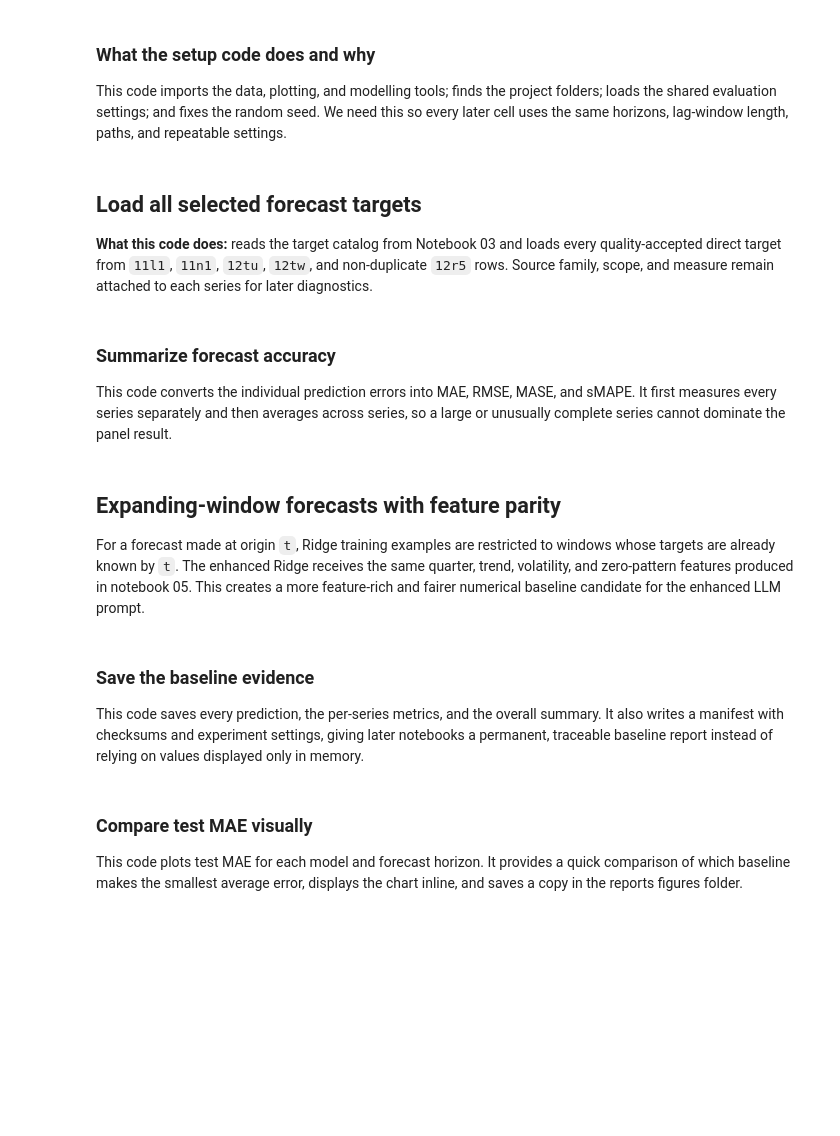
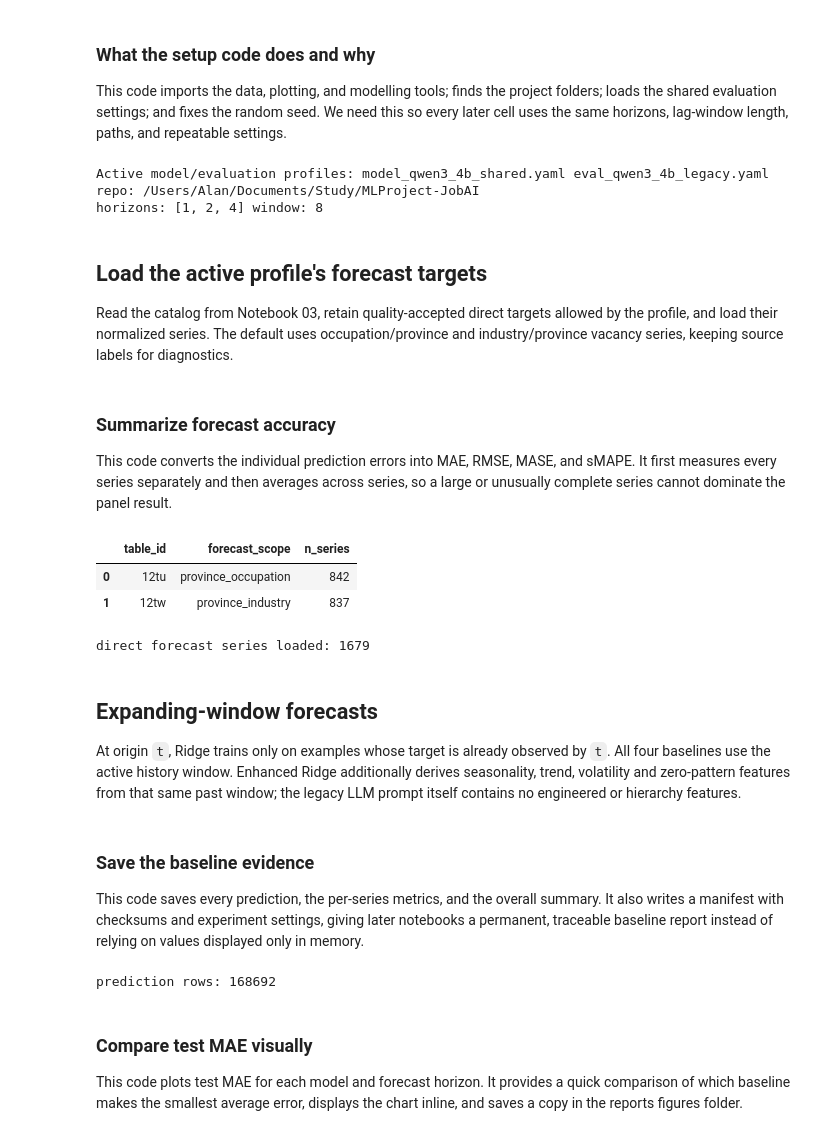
Before and after one commit to Lion504/JobAI, a Jupyter notebook: notebooks/04_baselines_and_rolling_evaluation.ipynb, the cells around one changed output. Cells and saved outputs as stored; diff of their text form; code cells hidden in the pictures; blank space fills up the shorter version.

```diff
--- a/notebooks/04_baselines_and_rolling_evaluation.ipynb
+++ b/notebooks/04_baselines_and_rolling_evaluation.ipynb
@@ -44,17 +44,25 @@ REPORTS = REPO / "reports"
 FIGURES = REPORTS / "figures"
 REPORTS.mkdir(parents=True, exist_ok=True)
 FIGURES.mkdir(parents=True, exist_ok=True)
-CFG = yaml.safe_load((REPO / "configs" / "eval.yaml").read_text())
+import sys
+sys.path.insert(0, str(REPO)) if str(REPO) not in sys.path else None
+from jobai.configuration import load_profile
+MODEL_CONFIG_PATH, MODEL_CFG, EVAL_CONFIG_PATH, CFG = load_profile(REPO)
+print("Active model/evaluation profiles:", MODEL_CONFIG_PATH.name, EVAL_CONFIG_PATH.name)
 HORIZONS = [int(h) for h in CFG["horizons"]]
 WINDOW = int(CFG["feature_window_quarters"])
 SEED = int(CFG["seed"])
 np.random.seed(SEED)
 print("repo:", REPO)
 print("horizons:", HORIZONS, "window:", WINDOW)
+# %% [output]
+Active model/evaluation profiles: model_qwen3_4b_shared.yaml eval_qwen3_4b_legacy.yaml
+repo: /Users/Alan/Documents/Study/MLProject-JobAI
+horizons: [1, 2, 4] window: 8
 # %% [markdown]
-## Load all selected forecast targets
+## Load the active profile's forecast targets
 
-**What this code does:** reads the target catalog from Notebook 03 and loads every quality-accepted direct target from `11l1`, `11n1`, `12tu`, `12tw`, and non-duplicate `12r5` rows. Source family, scope, and measure remain attached to each series for later diagnostics.
+Read the catalog from Notebook 03, retain quality-accepted direct targets allowed by the profile, and load their normalized series. The default uses occupation/province and industry/province vacancy series, keeping source labels for diagnostics.
 # %% [markdown]
 ### Summarize forecast accuracy
 
@@ -72,6 +80,7 @@ if "is_forecast_target" in selection:
     target_mask = as_bool(selection["is_forecast_target"])
 else:
     target_mask = selection["role"].isin(["benchmark_target", "panel_target", "geographic_target"])
+target_mask &= selection["table_id"].isin(CFG["panel_selection"]["target_tables"])
 target_rows = selection[selected_mask & target_mask].copy()
 assert not target_rows.empty, "No selected direct forecast targets found; rerun notebook 03"
 
@@ -87,37 +96,42 @@ for table_id, selected_table in target_rows.groupby("table_id", sort=True):
     dimension_cols = list(first_dims)
     selected_lookup = {}
     metadata_lookup = {}
     for row in selected_table.itertuples(index=False):
         dims = json.loads(row.dimensions_json)
         signature = tuple(str(dims[column]) for column in dimension_cols)
         selected_lookup[signature] = row.series_id
         metadata_lookup[row.series_id] = {
             "series_family": row.series_family,
             "forecast_scope": row.forecast_scope,
             "measure_code": row.measure_code,
         }
     grouped = table_frame.groupby(dimension_cols, dropna=False, sort=False)
     for group_key, frame in grouped:
         if not isinstance(group_key, tuple):
             group_key = (group_key,)
         signature = tuple(str(value) for value in group_key)
         series_id = selected_lookup.get(signature)
         if series_id is None:
             continue
         frame = frame[["timeperiod_q", "value"]].copy()
         frame["value"] = pd.to_numeric(frame["value"], errors="coerce")
         frame["quarter_index"] = frame["timeperiod_q"].map(quarter_ordinal)
         frame = frame.sort_values("quarter_index").reset_index(drop=True)
         assert frame["timeperiod_q"].is_unique, f"Duplicate quarter: {series_id}"
         assert np.diff(frame["quarter_index"]).tolist() == [1] * (len(frame) - 1), f"Target series has a time gap: {series_id}"
         series_data[series_id] = {"table_id": table_id, "frame": frame, **metadata_lookup[series_id]}
 assert len(series_data) == len(target_rows), f"Loaded {len(series_data)} of {len(target_rows)} selected targets"
 display(target_rows.groupby(["table_id", "forecast_scope"]).size().rename("n_series").reset_index())
 print("direct forecast series loaded:", len(series_data))
+# %% [output]
+|  | table_id | forecast_scope | n_series |
+| 0 | 12tu | province_occupation | 842 |
+| 1 | 12tw | province_industry | 837 |
+direct forecast series loaded: 1679
 # %% [markdown]
-## Expanding-window forecasts with feature parity
+## Expanding-window forecasts
 
-For a forecast made at origin `t`, Ridge training examples are restricted to windows whose targets are already known by `t`. The enhanced Ridge receives the same quarter, trend, volatility, and zero-pattern features produced in notebook 05. This creates a more feature-rich and fairer numerical baseline candidate for the enhanced LLM prompt.
+At origin `t`, Ridge trains only on examples whose target is already observed by `t`. All four baselines use the active history window. Enhanced Ridge additionally derives seasonality, trend, volatility and zero-pattern features from that same past window; the legacy LLM prompt itself contains no engineered or hierarchy features.
 # %% [markdown]
 ### Save the baseline evidence
 
@@ -227,6 +241,8 @@ assert not predictions.duplicated(["series_id", "split", "model", "horizon_q", "
 assert (predictions["target_quarter"].map(quarter_ordinal) > predictions["origin_quarter"].map(quarter_ordinal)).all()
 assert (predictions["max_train_target_quarter"].map(quarter_ordinal) <= predictions["origin_quarter"].map(quarter_ordinal)).all()
 print("prediction rows:", len(predictions))
+# %% [output]
+prediction rows: 168692
 # %% [markdown]
 ### Compare test MAE visually
 
```
Also changed, not shown: parts of 4 cells of this notebook, 2 other files.
